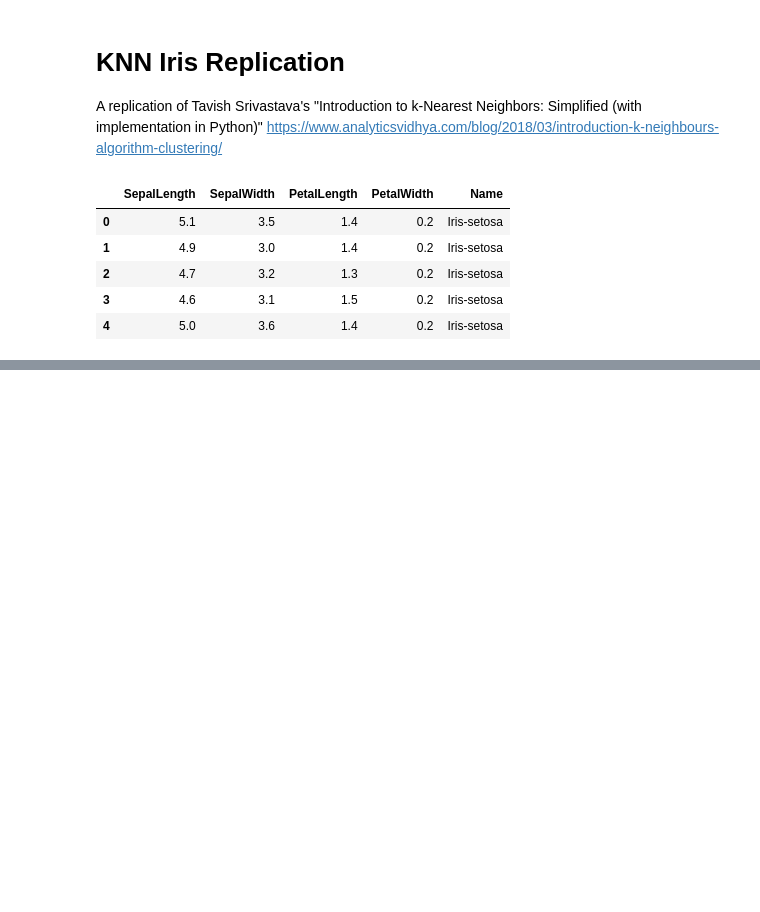
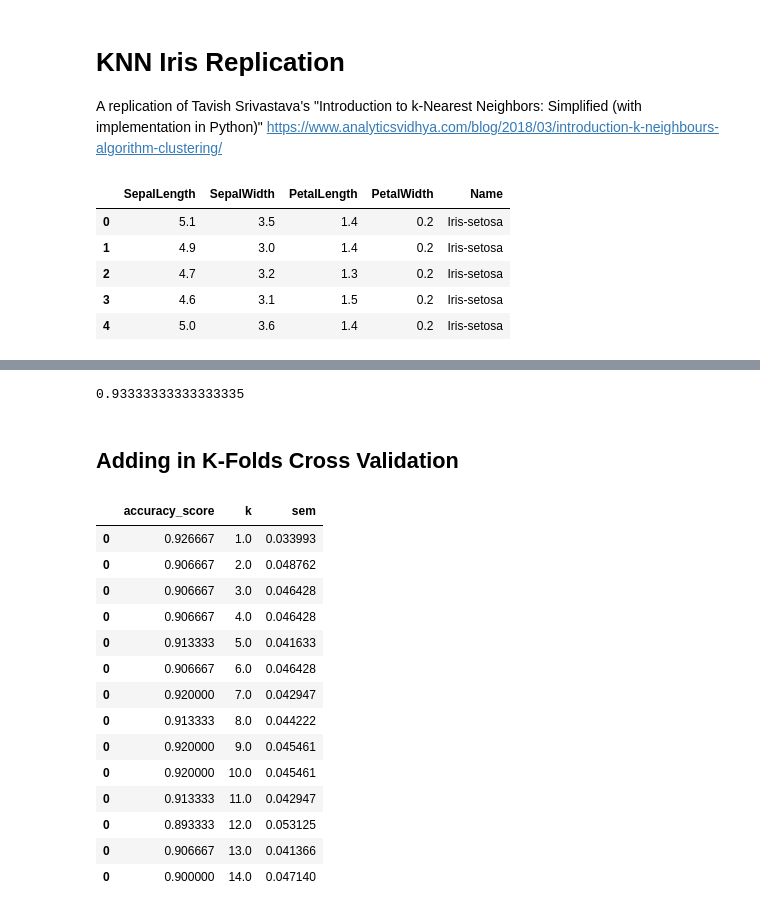
Before and after one commit to bmschow/iris_knn, a Jupyter notebook: KNN Iris Replication.ipynb, the cells around one changed output, grey strips where cells are left out. Cells and saved outputs as stored; diff of their text form; code cells hidden in the pictures; blank space fills up the shorter version.

```diff
--- a/KNN Iris Replication.ipynb
+++ b/KNN Iris Replication.ipynb
@@ -38,0 +68,6 @@ def predict(X_test, X_train, y_train, k=5):
+# %%
+accuracy_score(y_test, y_predict)
+# %% [output]
+0.93333333333333335
+# %% [markdown]
+## Adding in K-Folds Cross Validation
@@ -38,0 +90,22 @@ def predict(X_test, X_train, y_train, k=5):
+# %%
+df = pd.DataFrame({'k': [], 'accuracy_score': [], 'sem': []})
+for k in range(1,15):
+    df = df.append(kfolds_KNN(X, y, k))
+
+df
+# %% [output]
+|  | accuracy_score | k | sem |
+| 0 | 0.926667 | 1.0 | 0.033993 |
+| 0 | 0.906667 | 2.0 | 0.048762 |
+| 0 | 0.906667 | 3.0 | 0.046428 |
+| 0 | 0.906667 | 4.0 | 0.046428 |
+| 0 | 0.913333 | 5.0 | 0.041633 |
+| 0 | 0.906667 | 6.0 | 0.046428 |
+| 0 | 0.920000 | 7.0 | 0.042947 |
+| 0 | 0.913333 | 8.0 | 0.044222 |
+| 0 | 0.920000 | 9.0 | 0.045461 |
+| 0 | 0.920000 | 10.0 | 0.045461 |
+| 0 | 0.913333 | 11.0 | 0.042947 |
+| 0 | 0.893333 | 12.0 | 0.053125 |
+| 0 | 0.906667 | 13.0 | 0.041366 |
+| 0 | 0.900000 | 14.0 | 0.047140 |
```
Also changed, not shown: parts of 5 cells of this notebook.
